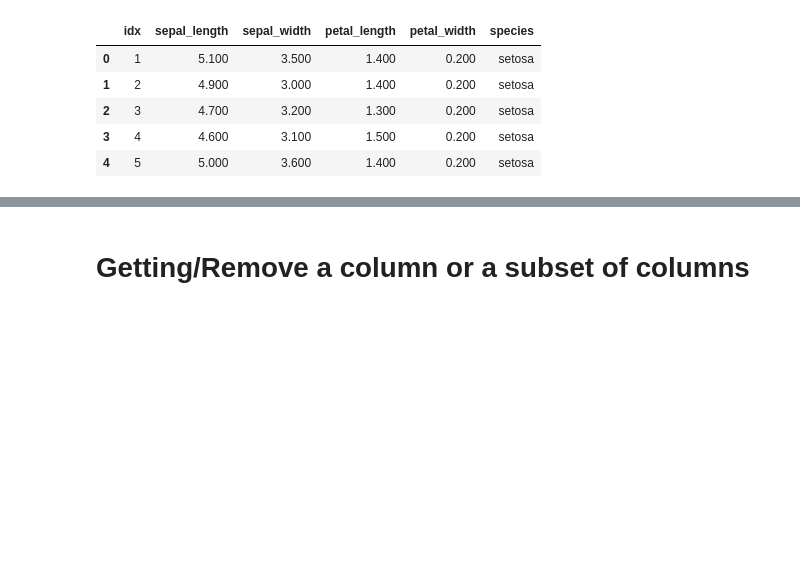
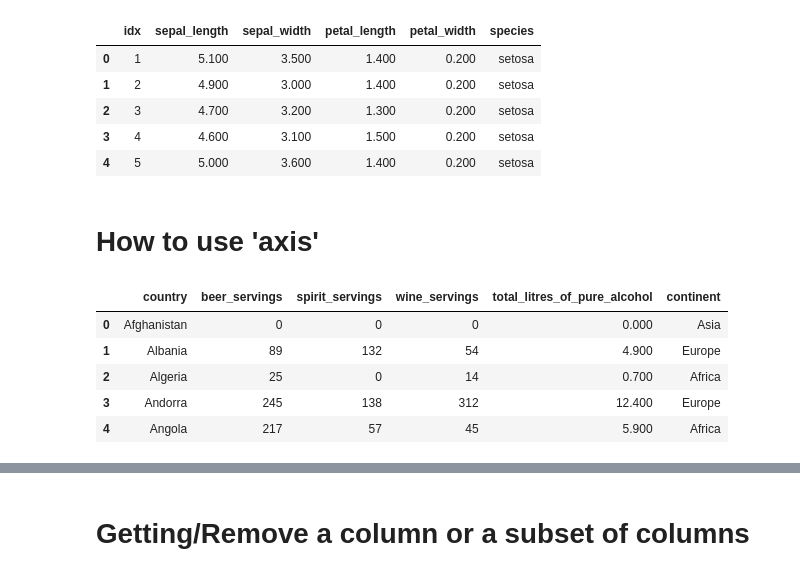
Before and after one commit to felixfan/scripts, a Jupyter notebook: python/ipynb/pandas.ipynb, the cells around one changed output, grey strips where cells are left out. Cells and saved outputs as stored; diff of their text form; code cells hidden in the pictures; blank space fills up the shorter version.

```diff
--- a/python/ipynb/pandas.ipynb
+++ b/python/ipynb/pandas.ipynb
@@ -38,6 +38,8 @@ movieusers = pd.read_table('http://bit.ly/movieusers', sep='|', header=None)
 ufo = pd.read_csv('http://bit.ly/uforeports')
 # %%
 movies = pd.read_csv('http://bit.ly/imdbratings')
+# %%
+drinks = pd.read_csv('http://bit.ly/drinksbycountry')
 # %%
 ufo.to_csv('ufo.csv')
 # %% [markdown]
@@ -199,3 +201,14 @@ df.head(5)
 | 2 | 3 | 4.700 | 3.200 | 1.300 | 0.200 | setosa |
 | 3 | 4 | 4.600 | 3.100 | 1.500 | 0.200 | setosa |
 | 4 | 5 | 5.000 | 3.600 | 1.400 | 0.200 | setosa |
+# %% [markdown]
+# How to use 'axis'
+# %%
+drinks.head()
+# %% [output]
+|  | country | beer_servings | spirit_servings | wine_servings | total_litres_of_pure_alcohol | continent |
+| 0 | Afghanistan | 0 | 0 | 0 | 0.000 | Asia |
+| 1 | Albania | 89 | 132 | 54 | 4.900 | Europe |
+| 2 | Algeria | 25 | 0 | 14 | 0.700 | Africa |
+| 3 | Andorra | 245 | 138 | 312 | 12.400 | Europe |
+| 4 | Angola | 217 | 57 | 45 | 5.900 | Africa |
```
Also changed, not shown: parts of 22 cells of this notebook.
